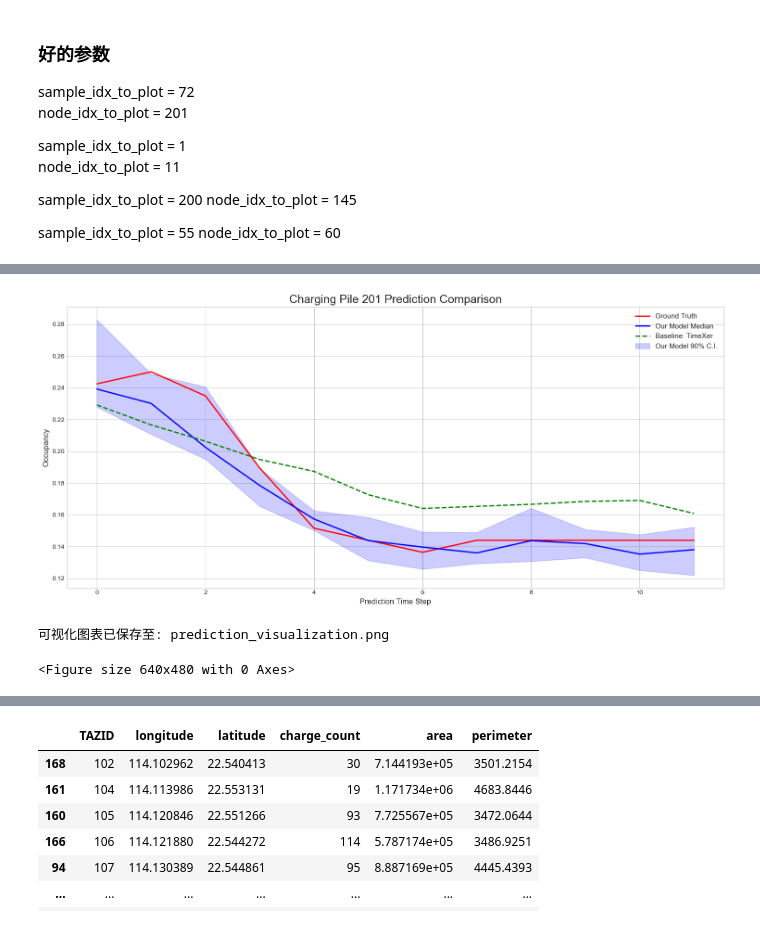
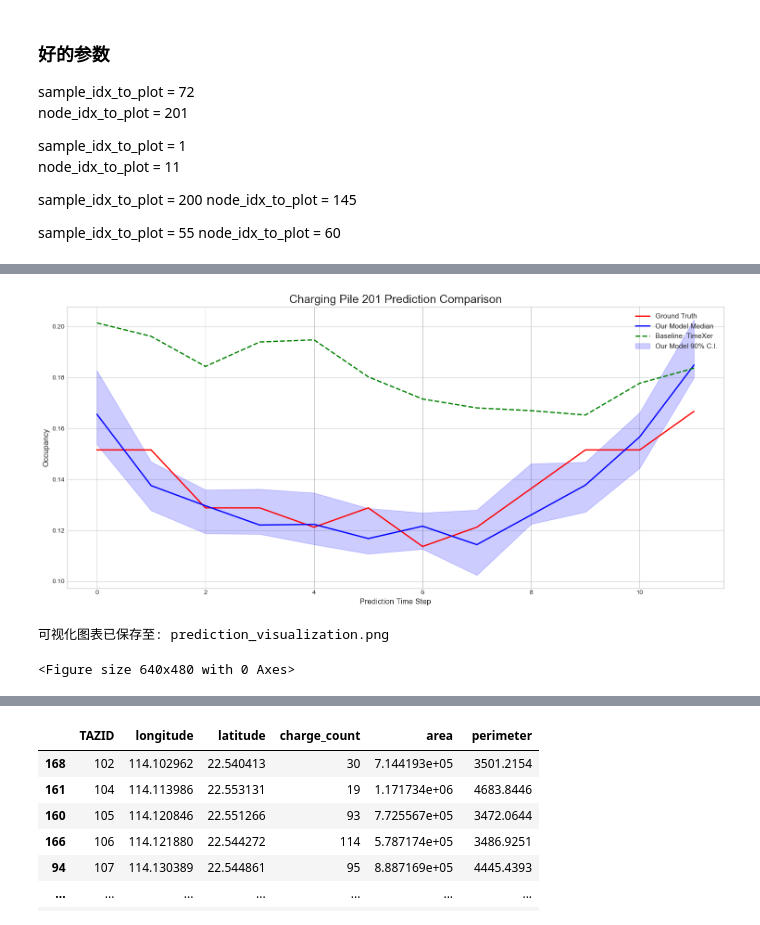
Before and after one commit to ZJU-Andy-Lau/STDM, a Jupyter notebook: draw_new.ipynb, the cells around one changed output, grey strips where cells are left out. Saved outputs shown, nothing was run; the diff lists cells and outputs as text; code cells hidden in the pictures.

```diff
--- a/draw_new.ipynb
+++ b/draw_new.ipynb
@@ -157,9 +157,9 @@ def dm_test(e1, e2, h=12, crit="MAD"):
     return dm_stat, p_value
 # %%
 
-model_predictions = np.load("results/pred_20251122_163129_second_best_val.npy")
+model_predictions = np.load("results/pred_20251123_220353_best_val_1.0.npy")
 ground_truths = np.load("results/ground_truths.npy")
-model_samples = np.load("results/samples_20251122_163129_second_best_val.npy")
+model_samples = np.load("results/samples_20251123_220353_best_val_1.0.npy")
 baseline_predictions = np.load("urbanev/TimeXer_predictions.npy")
 baseline_predictions = np.concatenate([baseline_predictions[:, :, -1:], baseline_predictions], axis=-1)[:, :, :-1]
 baseline_predictions = baseline_predictions[:model_predictions.shape[0]]
@@ -348,25 +348,25 @@ plot_timeseries_with_uncertainty(
 <Figure size 640x480 with 0 Axes>
 # %%
 # --- 2. 设置可视化参数 ---
-sample_idx_to_plot = 92  # 选择第50个测试样本进行可视化
+sample_idx_to_plot = 72  # 选择第50个测试样本进行可视化
 node_idx_to_plot = 201   # 选择第15个充电桩（节点）进行可视化
 
 # --- 3. 准备绘图所需的数据 ---
 # 提取特定样本和节点的数据
 true_future = ground_truths[sample_idx_to_plot, :, node_idx_to_plot]
 median_pred = model_predictions[sample_idx_to_plot, :, node_idx_to_plot]
 all_samples = model_samples[sample_idx_to_plot, :, :, node_idx_to_plot]
 baseline_pred = baseline_predictions[sample_idx_to_plot, :, node_idx_to_plot]
 
 # --- 4. 调用绘图函数 ---
 plot_timeseries_with_uncertainty(
     ground_truth=true_future,
     median_prediction=median_pred,
     prediction_samples=all_samples,
     baseline_prediction=baseline_pred,
     node_idx=node_idx_to_plot
 )
 # %% [output]
-[figure, old version]
+[figure, new version]
 可视化图表已保存至: prediction_visualization.png
 <Figure size 640x480 with 0 Axes>
```
Also changed, not shown: parts of 4 cells of this notebook, 12 other files.
